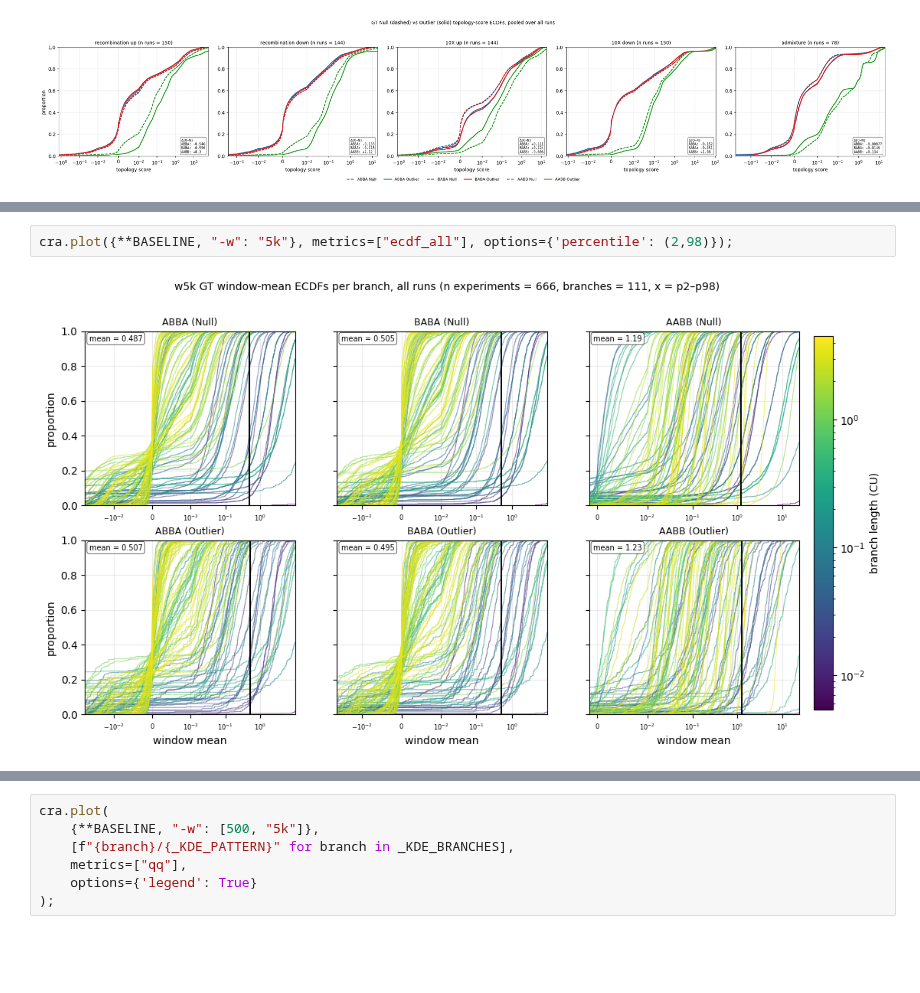
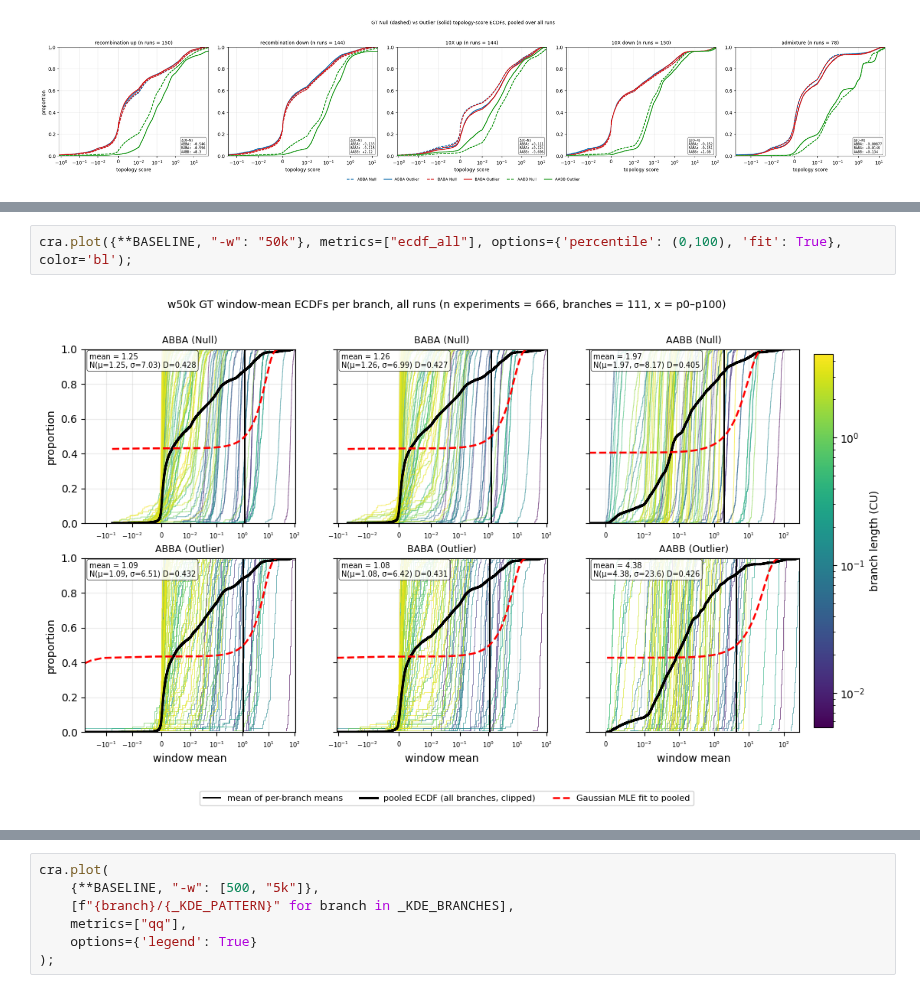
Before and after one commit to isaacangyu/phlag, a Jupyter notebook: bench/caster.ipynb, the cells around one changed output, grey strips where cells are left out. Drawn from its saved outputs; the diff is of its cells as text; blank space fills up the shorter version.

```diff
--- a/bench/caster.ipynb
+++ b/bench/caster.ipynb
@@ -137,5 +63,5 @@ ValueError: 'gap_ecdf' takes no run=
 # %%
-cra.plot({**BASELINE, "-w": "5k"}, metrics=["ecdf_all"], options={'percentile': (2,98)});
+cra.plot({**BASELINE, "-w": "50k"}, metrics=["ecdf_all"], options={'percentile': (0,100), 'fit': True}, color='bl');
 # %% [output]
-[figure, old version]
+[figure, new version]
 # %%
```
Also changed, not shown: parts of 10 cells of this notebook, 11 other files.
